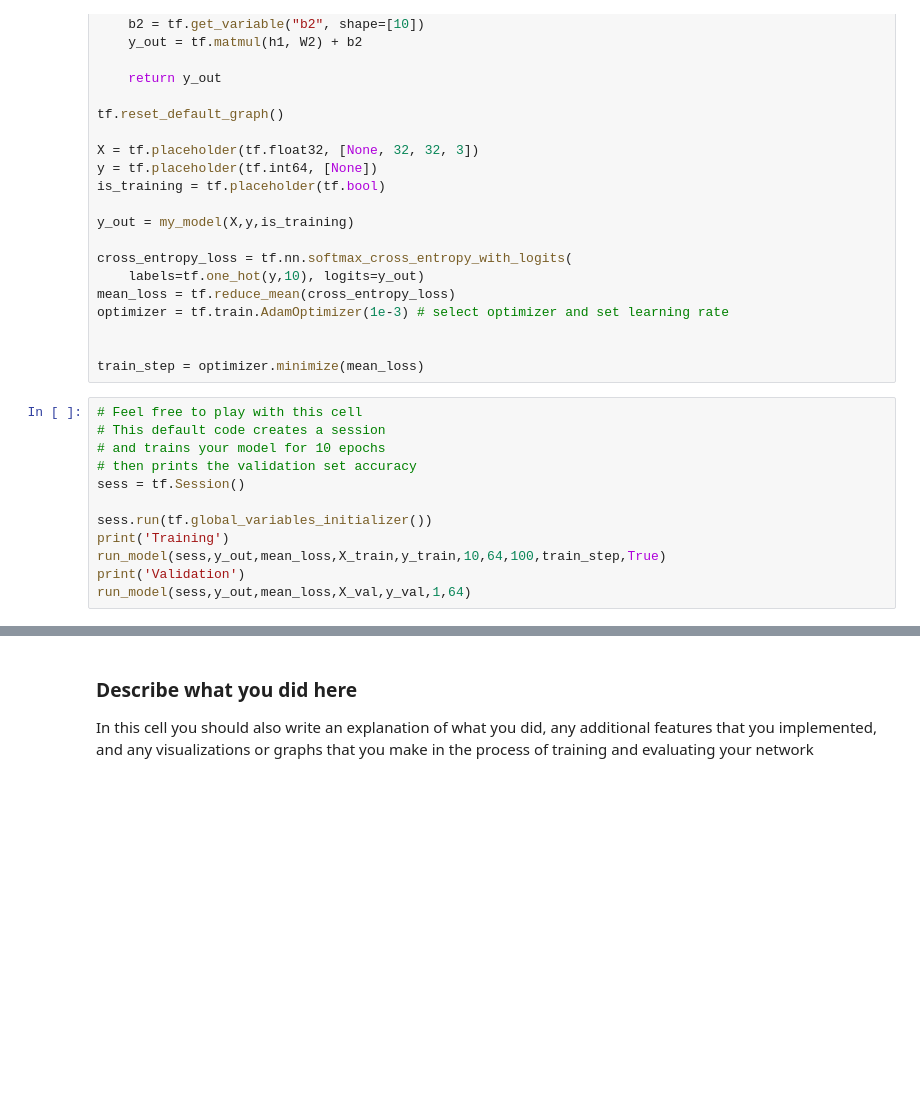
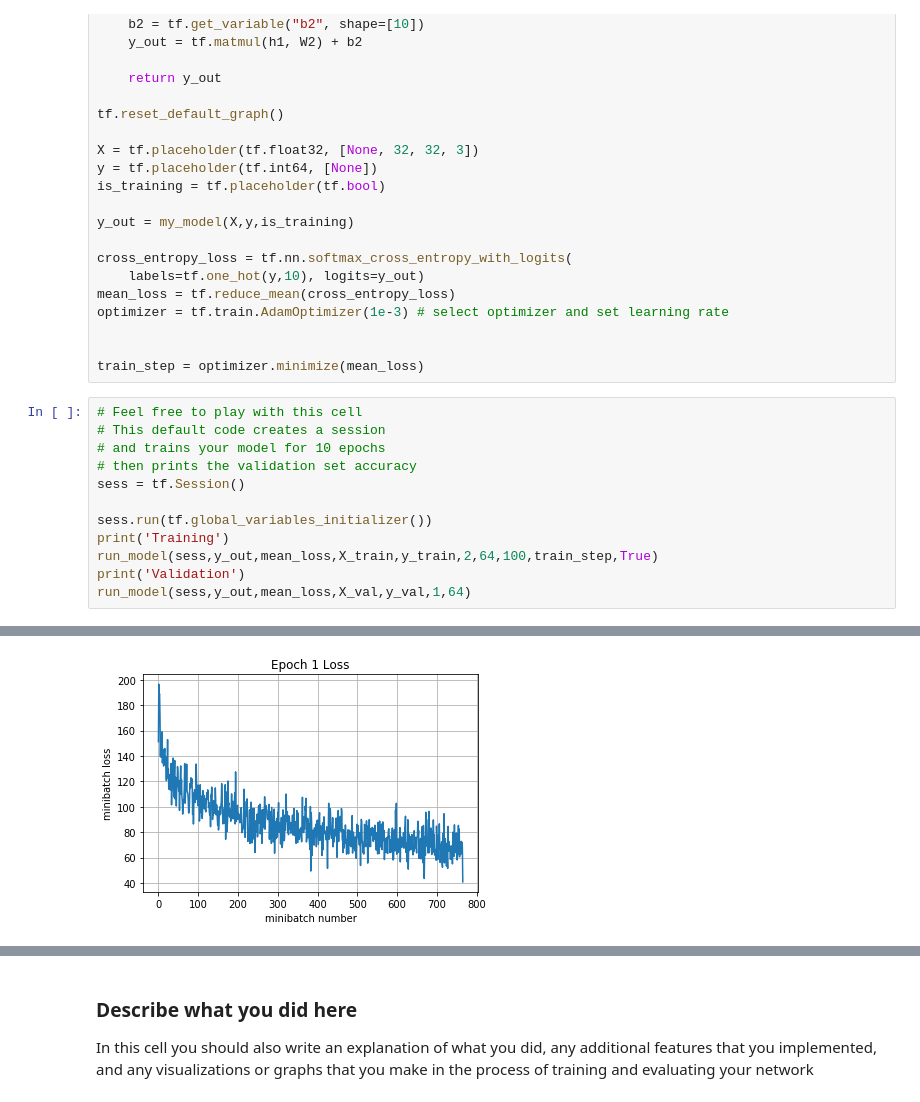
Before and after one commit to kandluis/cs231n, a Jupyter notebook: assignment2/TensorFlow.ipynb, the cells around one changed output, grey strips where cells are left out. Drawn from its saved outputs; the diff is of its cells as text; blank space fills up the shorter version.

```diff
--- a/assignment2/TensorFlow.ipynb
+++ b/assignment2/TensorFlow.ipynb
@@ -594,7 +594,7 @@ sess = tf.Session()
 
 sess.run(tf.global_variables_initializer())
 print('Training')
-run_model(sess,y_out,mean_loss,X_train,y_train,10,64,100,train_step,True)
+run_model(sess,y_out,mean_loss,X_train,y_train,2,64,100,train_step,True)
 print('Validation')
 run_model(sess,y_out,mean_loss,X_val,y_val,1,64)
 # %% [output]
@@ -602,0 +611 @@ Iteration 0: with minibatch training loss = 2.57 and accuracy of 0.11
+[figure, added]
```
Also changed, not shown: parts of 7 cells of this notebook, 1 other file.
